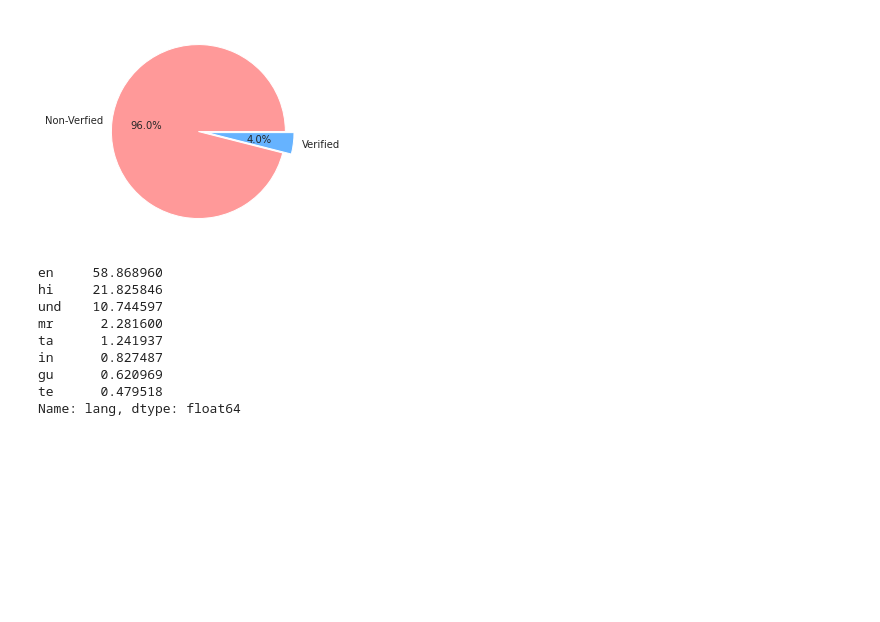
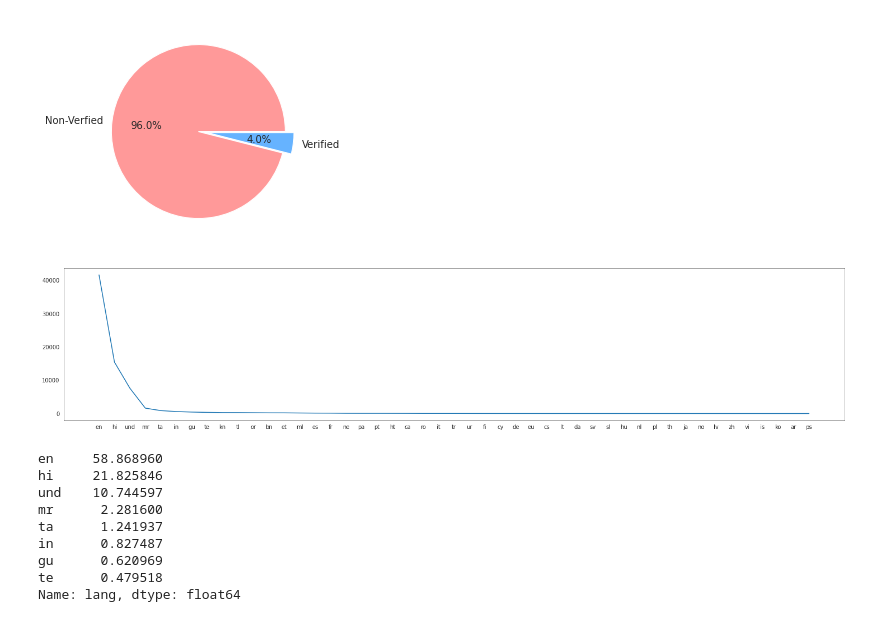
Before and after one commit to ShubhangiSoni1603/Sentimental_analysis_twitter_IN, a Jupyter notebook: Untitled3.ipynb, the cells around one changed output. Cells and saved outputs as stored; diff of their text form; code cells hidden in the pictures; blank space fills up the shorter version.

```diff
--- a/Untitled3.ipynb
+++ b/Untitled3.ipynb
@@ -245,4 +260,11 @@ plt.show()
 # only 4% of the users have verified accounts
 # %% [output]
 [figure]
+# %%
+languagespoken = dat["lang"].value_counts()
+fig = plt.figure(figsize=(25,5))
+plt.plot(languagespoken)
+plt.show()
+# %% [output]
+[figure, added]
 # %%
```
Also changed, not shown: parts of 21 cells of this notebook.
